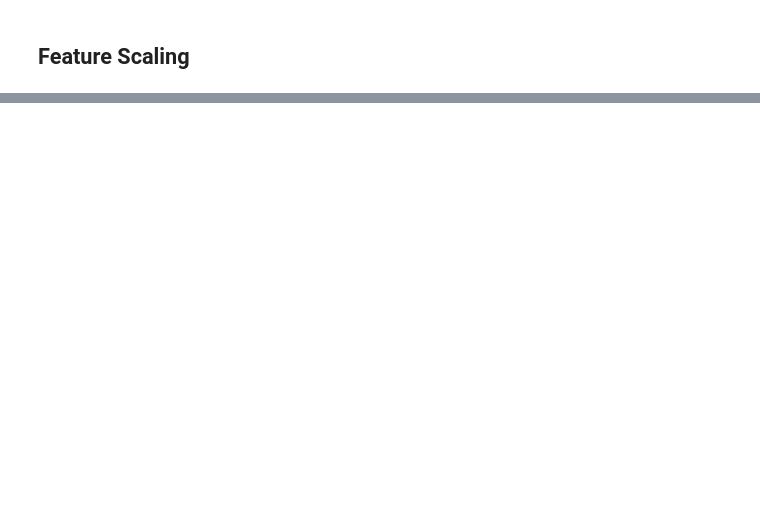
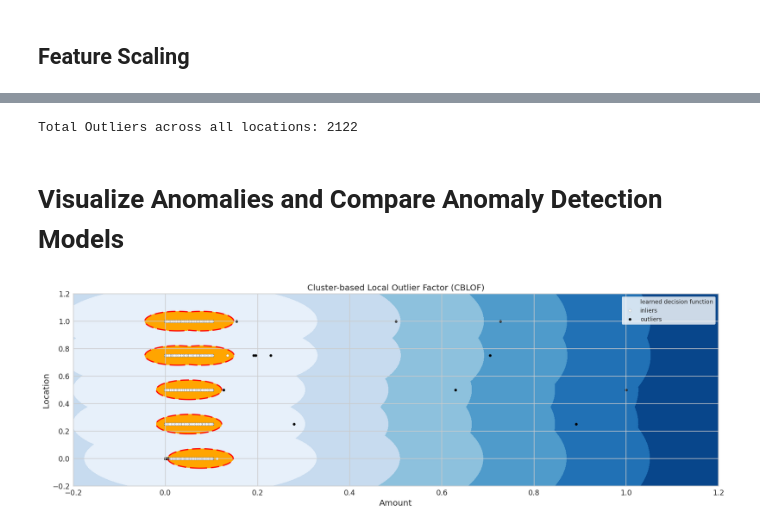
Before and after one commit to naufalkr/XAI-erp-transaction-anomaly, a Jupyter notebook: ERP_Anomaly_Detection.ipynb, the cells around one changed output, grey strips where cells are left out. Saved outputs shown, nothing was run; the diff lists cells and outputs as text; code cells hidden in the pictures; blank space fills up the shorter version.

```diff
--- a/ERP_Anomaly_Detection.ipynb
+++ b/ERP_Anomaly_Detection.ipynb
@@ -629,8 +353,0 @@ __Your Turn:__ Initialize the isolation forest model with similar hyperparameter
-# %%
-from pyod.models import iforest
-
-# Initialize the Isolation Forest model
-if_model = iforest.IForest(contamination=0.01, random_state=42)
-
-# Fit the model to the subset dataframe
-if_model.fit(subset_df)
@@ -915,19 +353,0 @@ class SimpleAIS:
-# %%
-# Initialize and Train Simple AIS Model
-ais_model = SimpleAIS(affinity_threshold=0.1, num_detectors=3)
-ais_model.fit(subset_df)
-
-# Make predictions
-outlier_predictions = ais_model.predict(subset_df)
-
-# Filter and Sort Outliers
-outliers_df = subset_df.copy(deep=True)
-outliers_df['Outlier'] = outlier_predictions
-outliers_df = outliers_df[outliers_df['Outlier'] == 1]
-
-print('Total Outliers:', len(outliers_df))
-outliers_sorted_ais = outliers_df.sort_values(by=['Amount', 'TransactionType'], ascending=False)
-
-# View Top 10 Outlier Transactions
-top_outliers = df.loc[outliers_sorted_ais.index.tolist()][['Amount', 'TransactionType']].head(10)
-print("Top Outlier Transactions:\n", top_outliers)
@@ -975,0 +429,8 @@ plt.show()
+# %%
+# outliers total
+total_outliers_all_locations = sum(outliers_per_location.values())
+print(f"\nTotal Outliers across all locations: {total_outliers_all_locations}")
+# %% [output]
+Total Outliers across all locations: 2122
+# %% [markdown]
+# Visualize Anomalies and Compare Anomaly Detection Models
@@ -975,0 +481,18 @@ plt.show()
+# %%
+outliers_fraction = 0.01
+xx , yy = np.meshgrid(np.linspace(-0.2, 1.2, 10000), np.linspace(-0.2, 1.2, 10000))
+fig, ax = plt.subplots(1, 1, figsize=(20, 6))
+
+ax_objs = [ax]
+models = [cblof_model]
+plot_titles = ['Cluster-based Local Outlier Factor (CBLOF)']
+
+for ax_obj, model, plot_title in zip(ax_objs, models, plot_titles):
+    visualize_anomalies(model=model,
+                        xx=xx, yy=yy,
+                        data_df=subset_df,
+                        ax_obj=ax_obj,
+                        subplot_title=plot_title)
+plt.axis('tight');
+# %% [output]
+[figure, added]
```
Also changed, not shown: parts of 91 cells of this notebook.
